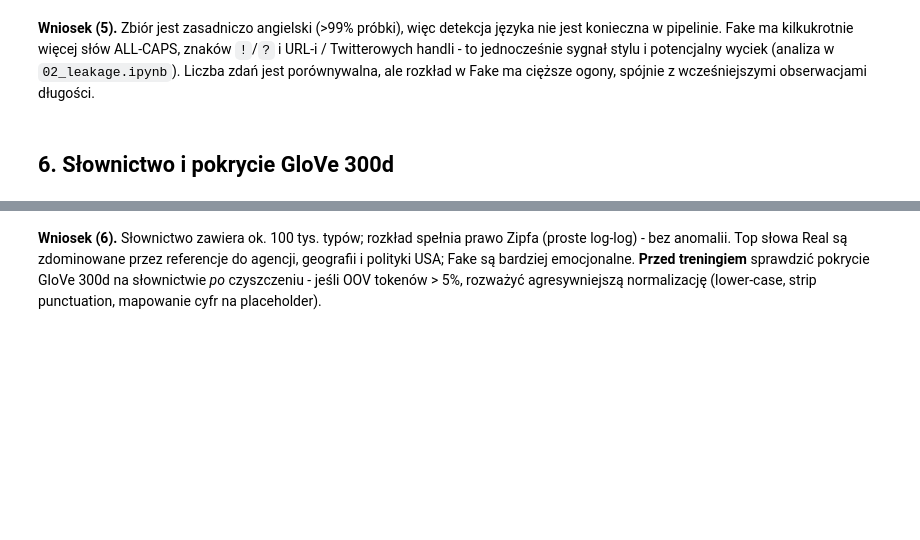
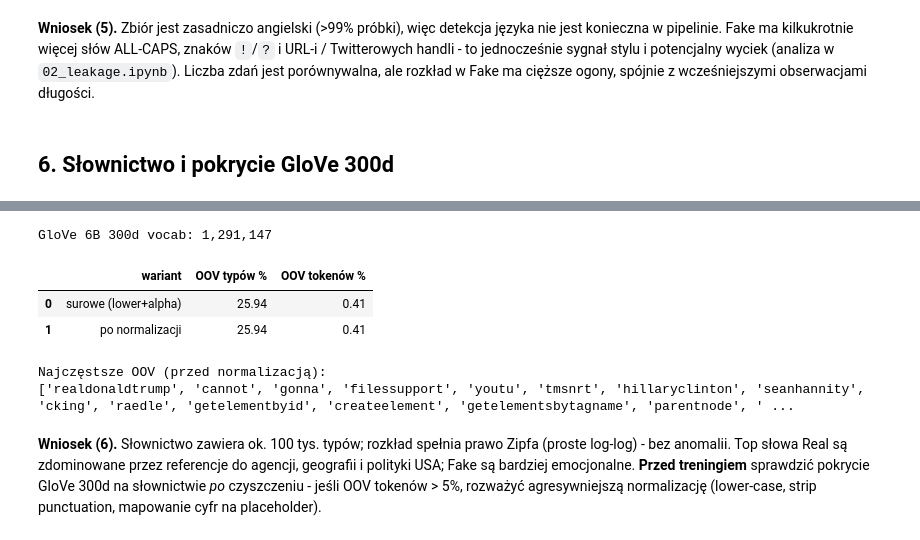
Before and after one commit to aoleszkiewicz/factlens, a Jupyter notebook: notebooks/explore/01_eda.ipynb, the cells around one changed output, grey strips where cells are left out. Cells and saved outputs as stored; diff of their text form; code cells hidden in the pictures; blank space fills up the shorter version.

```diff
--- a/notebooks/explore/01_eda.ipynb
+++ b/notebooks/explore/01_eda.ipynb
@@ -408,7 +527,7 @@ fig.update_layout(
 )
 fig.show()
 # %%
-GLOVE_PATH = Path.cwd() / "data" / "glove" / "glove_2024_wikigiga_300d.txt"
+GLOVE_PATH = Path("../..").resolve() / "data" / "glove" / "glove_2024_wikigiga_300d.txt"
 
 
 def normalize(token: str) -> str:
@@ -427,33 +546,40 @@ if GLOVE_PATH.exists():
     raw_token_oov = sum(c for w, c in all_freq.items() if w not in glove_vocab)
     norm_token_oov = sum(
         c for w, c in all_freq.items() if normalize(w) not in glove_vocab
     )
     total_tokens = sum(all_freq.values())
 
     coverage = pd.DataFrame(
         {
             "wariant": ["surowe (lower+alpha)", "po normalizacji"],
             "OOV typów %": [
                 round(len(raw_oov) / len(vocab) * 100, 2),
                 round(len(norm_oov) / len(vocab) * 100, 2),
             ],
             "OOV tokenów %": [
                 round(raw_token_oov / total_tokens * 100, 2),
                 round(norm_token_oov / total_tokens * 100, 2),
             ],
         }
     )
     display(coverage)
 
     sample_oov = sorted(raw_oov, key=lambda w: all_freq[w], reverse=True)[:20]
     print("\nNajczęstsze OOV (przed normalizacją):")
     print(sample_oov)
 else:
     print(f"Brak pliku GloVe: {GLOVE_PATH}")
     print(
         "Pobierz `glove.6B.300d.txt` z https://nlp.stanford.edu/projects/glove/ "
         "i umieść w data/glove/, następnie ponów tę komórkę."
     )
+# %% [output]
+GloVe 6B 300d vocab: 1,291,147
+|  | wariant | OOV typów % | OOV tokenów % |
+| 0 | surowe (lower+alpha) | 25.94 | 0.41 |
+| 1 | po normalizacji | 25.94 | 0.41 |
+Najczęstsze OOV (przed normalizacją):
+['realdonaldtrump', 'cannot', 'gonna', 'filessupport', 'youtu', 'tmsnrt', 'hillaryclinton', 'seanhannity', 'cking', 'raedle', 'getelementbyid', 'createelement', 'getelementsbytagname', 'parentnode', ' ...
 # %% [markdown]
 **Wniosek (6).** Słownictwo zawiera ok. 100 tys. typów; rozkład spełnia prawo Zipfa (proste log-log) - bez anomalii. Top słowa Real są zdominowane przez referencje do agencji, geografii i polityki USA; Fake są bardziej emocjonalne. **Przed treningiem** sprawdzić pokrycie GloVe 300d na słownictwie *po* czyszczeniu - jeśli OOV tokenów > 5%, rozważyć agresywniejszą normalizację (lower-case, strip punctuation, mapowanie cyfr na placeholder).
 # %% [markdown]
```
Also changed, not shown: parts of 19 cells of this notebook, 3 other files.
